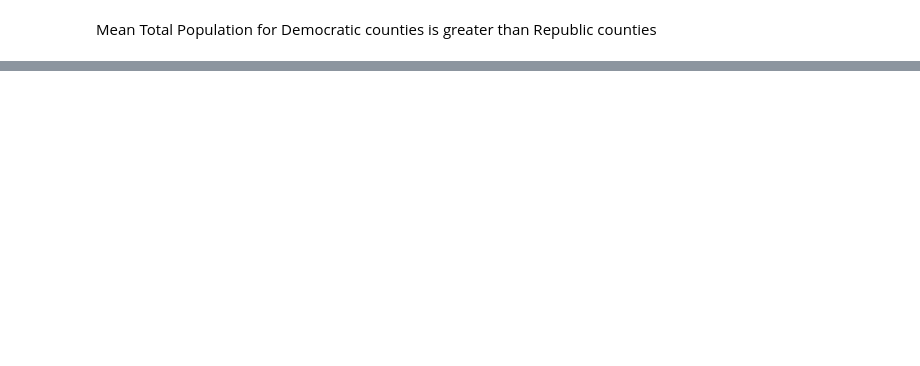
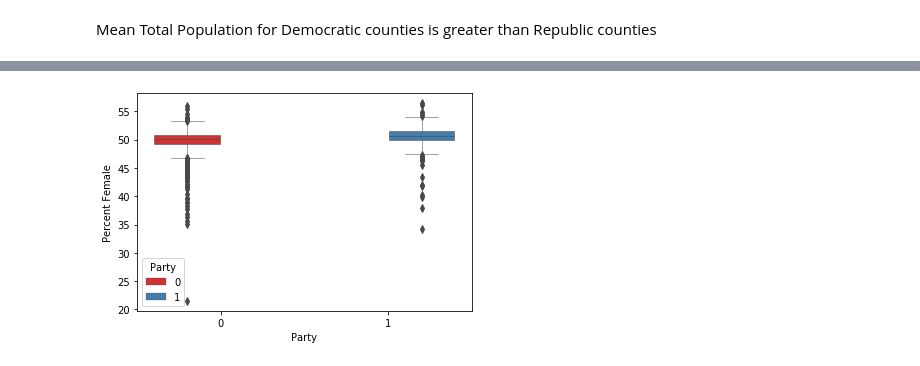
Before and after one commit to keshvi-srivastava/US-Election-Data-Exploration, a Jupyter notebook: Project 1 - US Election Data Exploration.ipynb, the cells around one changed output, grey strips where cells are left out. Cells and saved outputs as stored; diff of their text form; code cells hidden in the pictures; blank space fills up the shorter version.

```diff
--- a/Project 1 - US Election Data Exploration.ipynb
+++ b/Project 1 - US Election Data Exploration.ipynb
@@ -339,0 +355,6 @@ Statistically significant
+# %%
+#GENDER
+gender = merged_data[['Percent Female','Party']]
+#found the male gender percent
+gender['Percent Male'] = 100 - gender['Percent Female']
+(gender.groupby('Party').describe())
@@ -339,0 +372,4 @@ Statistically significant
+# %%
+ax = sns.boxplot(x="Party", y="Percent Female", data=gender,hue="Party",palette="Set1",linewidth=0.5)
+# %% [output]
+[figure, added]
```
Also changed, not shown: parts of 29 cells of this notebook.
